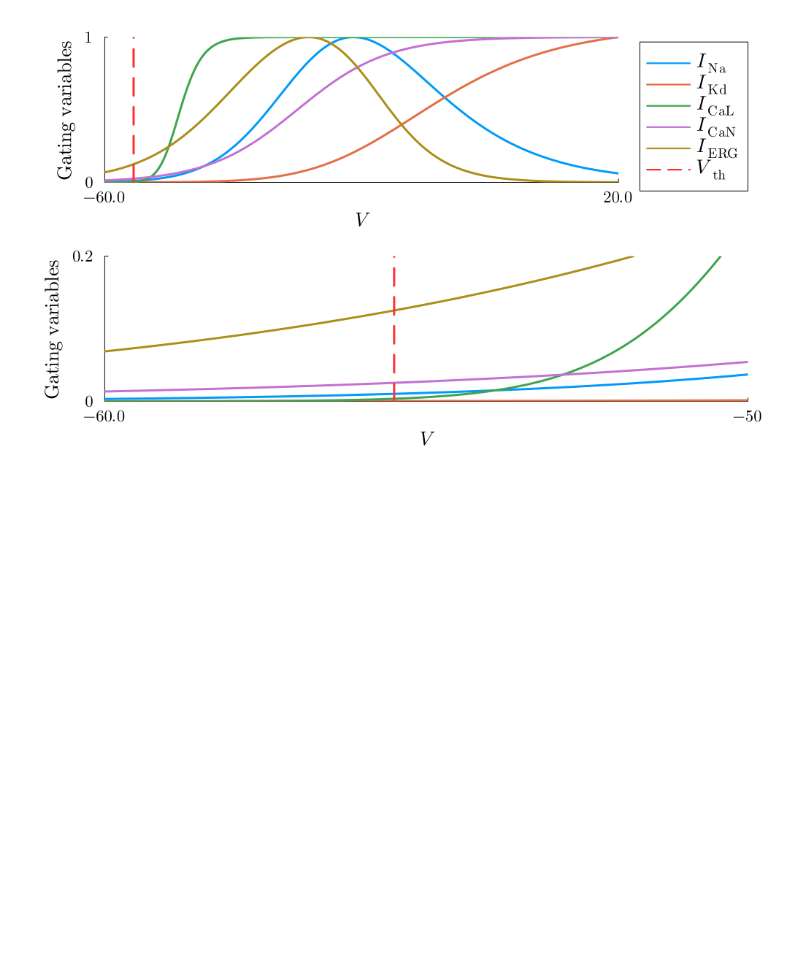
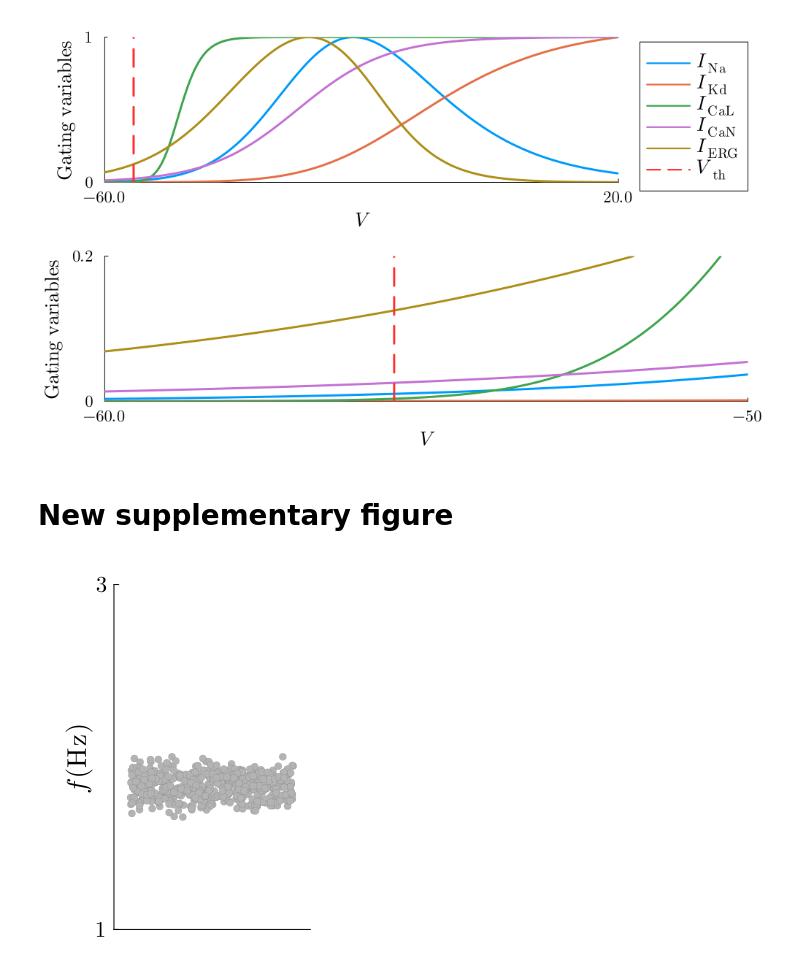
Before and after one commit to arthur-fyon/CORR_2022, a Jupyter notebook: DA/FYON_2022_DA_plots.ipynb, the cells around one changed output. Drawn from its saved outputs; the diff is of its cells as text; code cells hidden in the pictures; blank space fills up the shorter version.

```diff
--- a/DA/FYON_2022_DA_plots.ipynb
+++ b/DA/FYON_2022_DA_plots.ipynb
@@ -1874,3 +2196,52 @@ CC = plot(p0, p1, layout=(2, 1), size=(1000, 600))
 # savefig(CC, "DA_current_zoomed.pdf")
 # %% [output]
 [figure]
+# %% [markdown]
+# New supplementary figure
+# %%
+# Initializing some variables
+freq = zeros(ncells)
+
+@showprogress 1 "Computing..." for i = 1 : ncells
+    # Retrieving maximal conductances from what had been computed
+    (gNa, gKd, gCaL, gCaN, gERG, gNMDA, gleak) = g_all_spiking[i, :]
+
+    # Parameter vector for simulations
+    p = [0., gNa, gKd, gCaL, gCaN, gERG, gNMDA, gleak, C]
+
+    # Initial conditions
+    V0 = -90.
+    x0 = [V0, m_inf(V0), h_inf(V0), n_inf(V0), mCaL_inf(V0), mCaN_inf(V0), 0., 0.]
+
+    # Simulation
+    prob = ODEProblem(DA_ODE, x0, tspan, p) # Describing the problem
+    sol = solve(prob, saveat=0.1) # Solving the problem
+
+    # Saving results
+    VV = sol[1, 50001:end]
+    tt = sol.t[50001:end]
+
+    # Computing spiking frequency
+    if tt[end] != Tfinal
+        freq[i] = 0.
+    else
+        freq[i] = extract_frequency(VV, tt)
+        if isnan(freq[i])
+            freq[k, i] = 0.
+        end
+    end
+end
+# %%
+Random.seed!(2022)
+pS = scatter(rand(ncells), freq, label="", color=:gray70, grid=false,
+              yguidefontsize=18, xguidefontsize=18, legendfontsize=12, margin=5Plots.mm,
+              markerstrokewidth=0., yticks=([1, 3], [L"1", L"3"]), tickfontsize=15,
+              xticks=false, size=(300, 400))
+
+ylabel!(L"f\,\mathrm{(Hz)}")
+xlims!((-0.1, 1.1))
+ylims!((1, 3))
+display(pS)
+# savefig(pS, "DA_freq_spiking.pdf")
+# %% [output]
+[figure, added]
```
Also changed, not shown: parts of 9 cells of this notebook, 4 other files.
